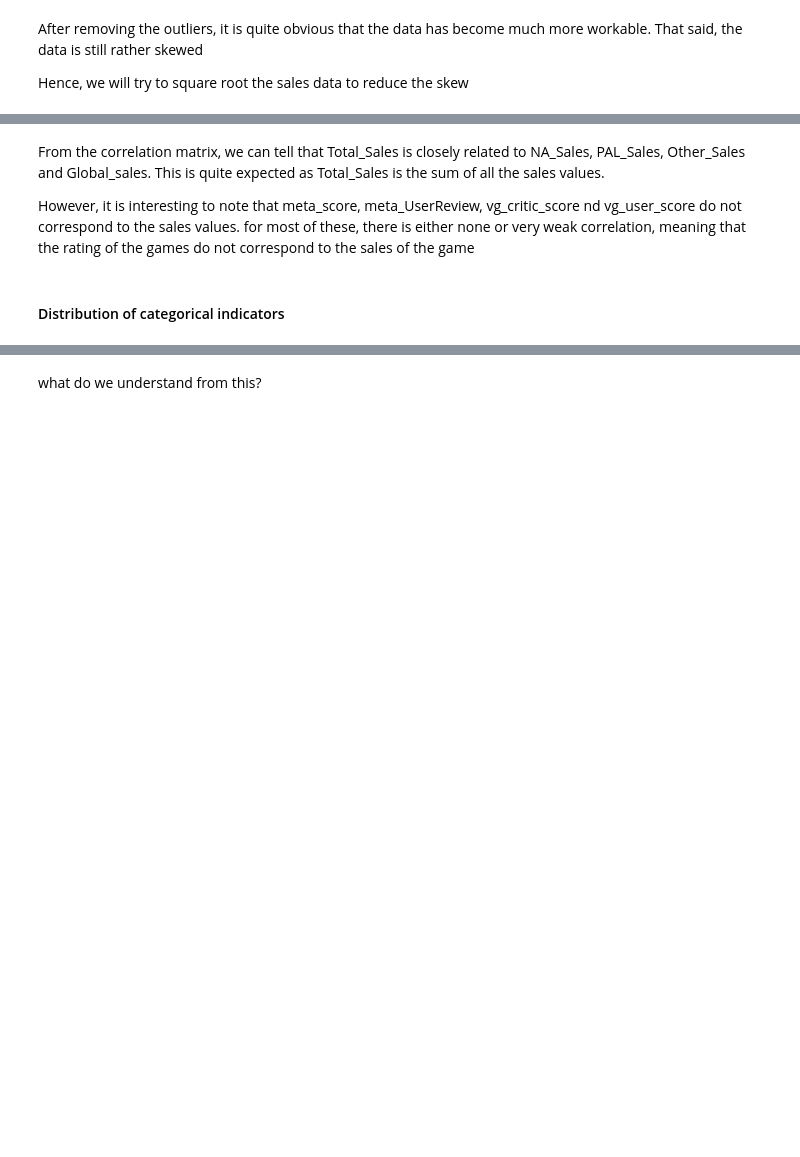
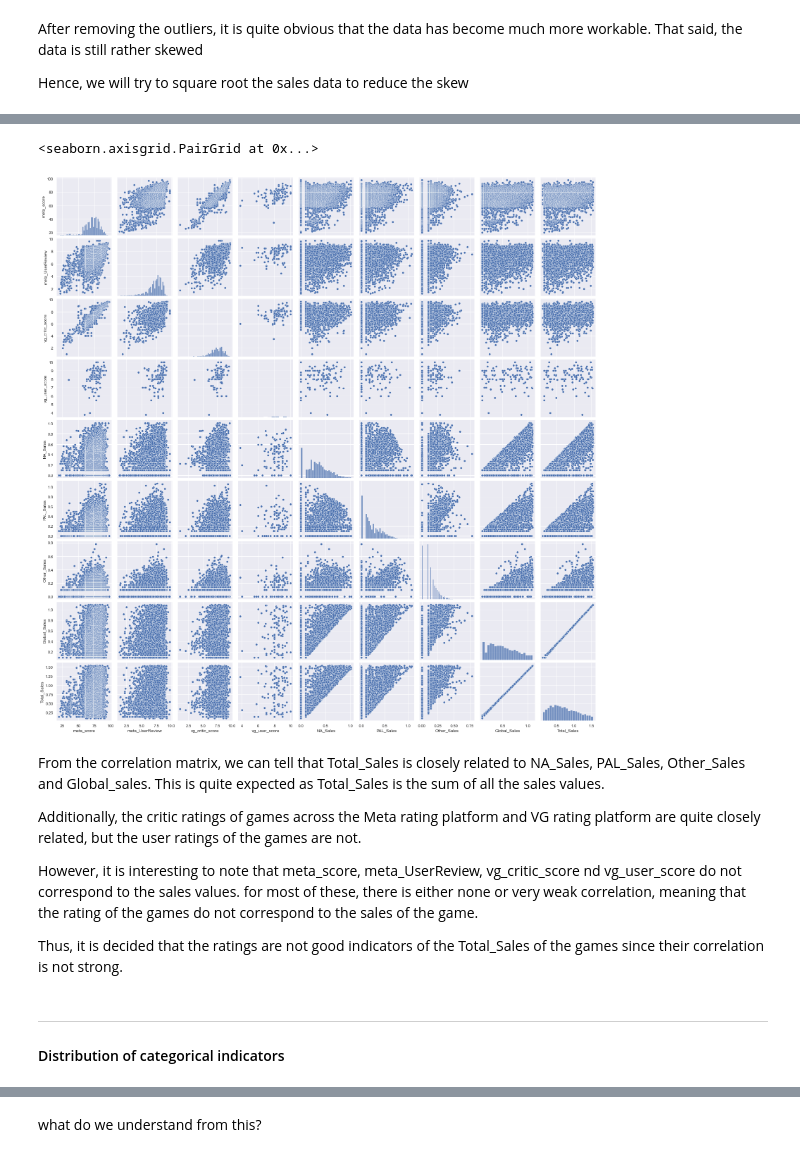
Before and after one commit to Adren98/GAME-SALES-AND-RATINGS-1015-SC3, a Jupyter notebook: EDA/EDA.ipynb, the cells around one changed output, grey strips where cells are left out. Drawn from its saved outputs; the diff is of its cells as text; code cells hidden in the pictures; blank space fills up the shorter version.

```diff
--- a/EDA/EDA.ipynb
+++ b/EDA/EDA.ipynb
@@ -562,4 +549,14 @@ tempdata.corr()
+# %%
+# draw pairs of variables against each other
+sb.pairplot(data = tempdata)
+# %% [output]
+<seaborn.axisgrid.PairGrid at 0x...>
+[figure, added]
 # %% [markdown]
 From the correlation matrix, we can tell that Total_Sales is closely related to NA_Sales, PAL_Sales, Other_Sales and Global_sales. This is quite expected as Total_Sales is the sum of all the sales values.
 
-However, it is interesting to note that meta_score, meta_UserReview, vg_critic_score nd vg_user_score do not correspond to the sales values. for most of these, there is either none or very weak correlation, meaning that the rating of the games do not correspond to the sales of the game
+Additionally, the critic ratings of games across the Meta rating platform and VG rating platform are quite closely related, but the user ratings of the games are not.
+
+However, it is interesting to note that meta_score, meta_UserReview, vg_critic_score nd vg_user_score do not correspond to the sales values. for most of these, there is either none or very weak correlation, meaning that the rating of the games do not correspond to the sales of the game.
+
+Thus, it is decided that the ratings are not good indicators of the Total_Sales of the games since their correlation is not strong.
@@ -566,2 +566,3 @@ However, it is interesting to note that meta_score, meta_UserReview, vg_critic_s
 # %% [markdown]
+***
 #### Distribution of categorical indicators
```
Also changed, not shown: parts of 33 cells of this notebook.
